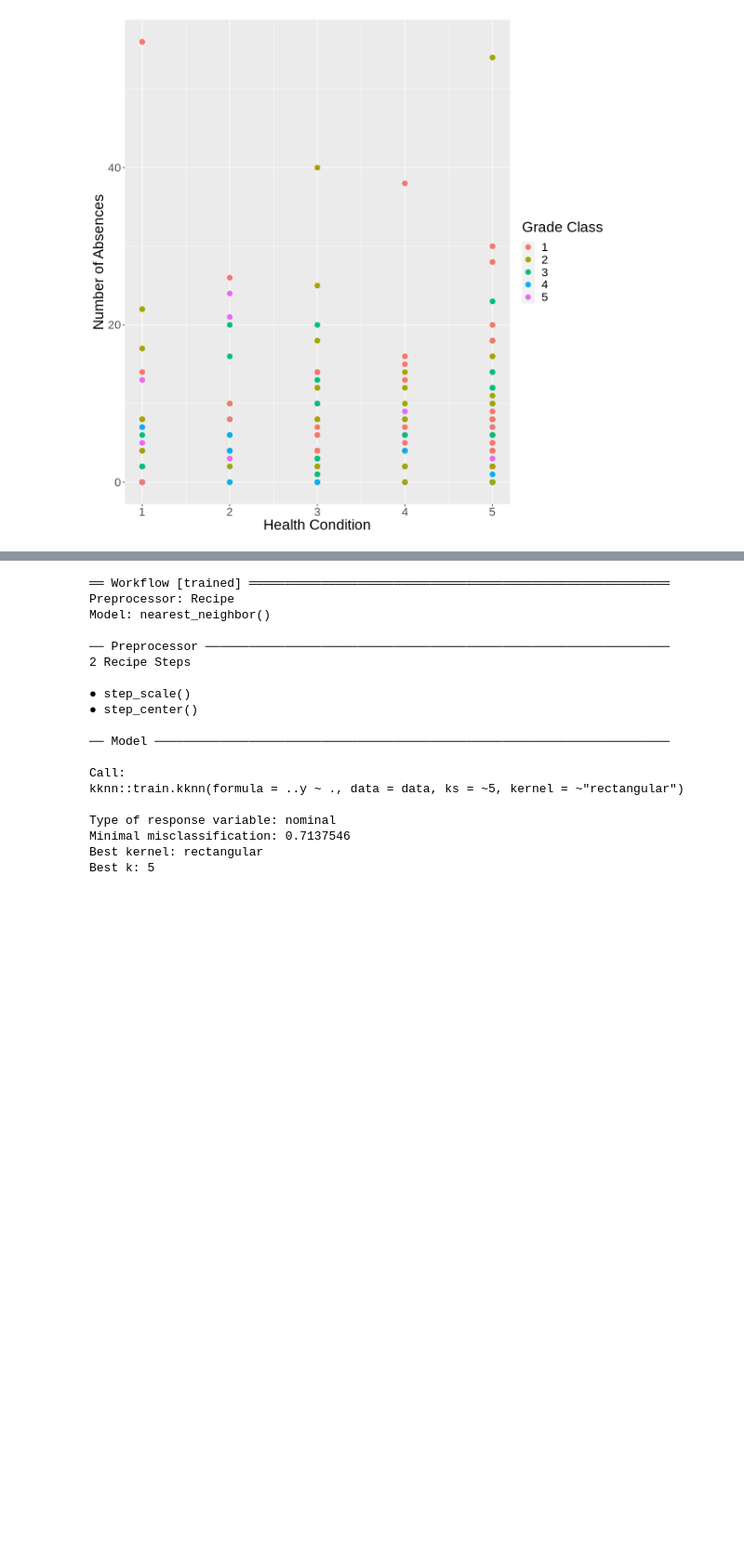
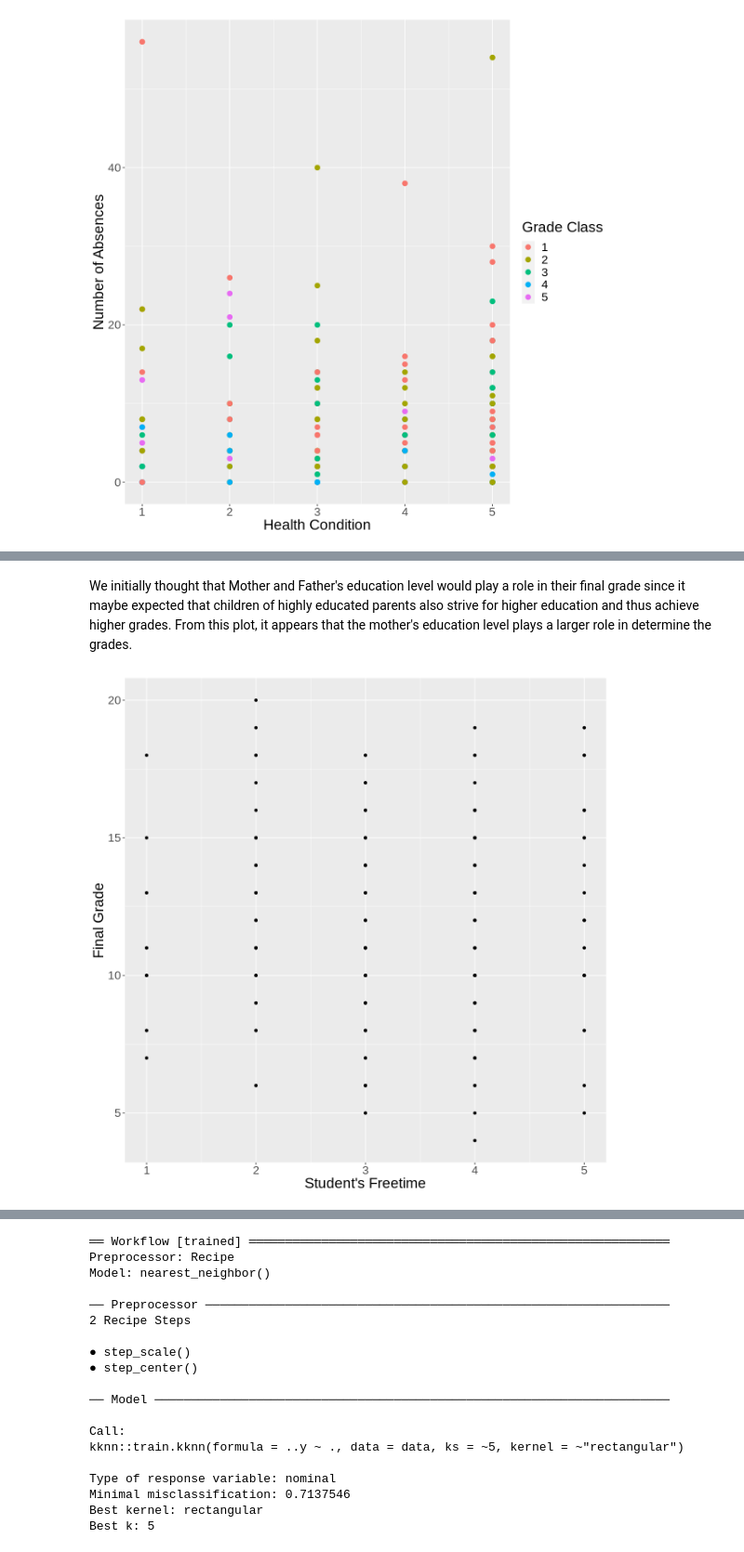
Before and after one commit to FelixNg21/DSCI100-project, a Jupyter notebook: Classification wrok.ipynb, the cells around one changed output, grey strips where cells are left out. Shown at 93% size. Cells and saved outputs as stored; diff of their text form; code cells hidden in the pictures; blank space fills up the shorter version.

Commit message:
Analysis to determine the best predictors

```diff
--- a/Classification wrok.ipynb
+++ b/Classification wrok.ipynb
@@ -232,0 +238,10 @@ student_plot2
+# %% [markdown]
+We initially thought that Mother and Father's education level would play a role in their final grade since it maybe expected that children of highly educated parents also strive for higher education and thus achieve higher grades. From this plot, it appears that the mother's education level plays a larger role in determine the grades.
+# %%
+student_plot5 <- ggplot(student_train, aes(x = freetime, y = G3)) + #, fill = label)) +
+    geom_point() + #aes(color = label), size = 3, alpha = 0.5) +
+    labs(x = "Student's Freetime" , y = "Final Grade") + #, fill = "Grade Class", color = "Grade Class") +
+    theme(text = element_text(size = 20))
+student_plot5
+# %% [output]
+[figure, added]
```
Also changed, not shown: parts of 17 cells of this notebook.
